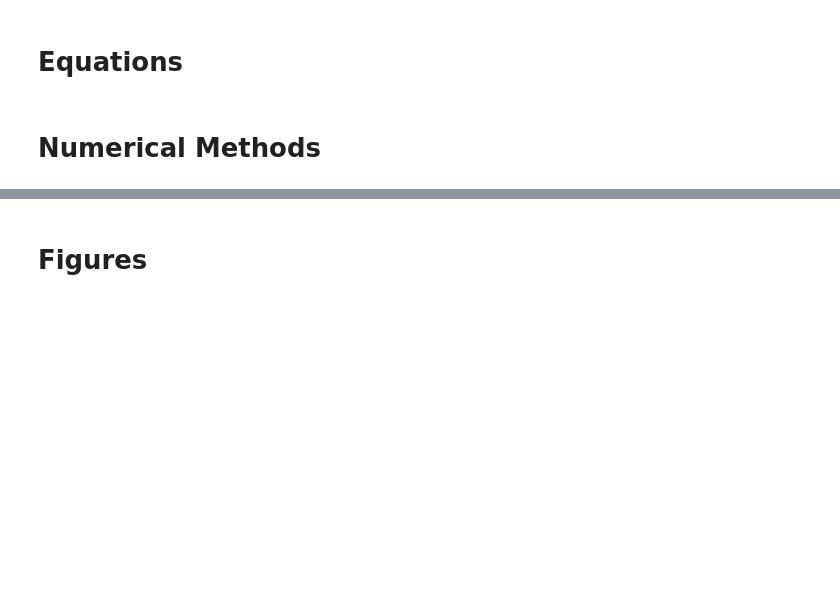
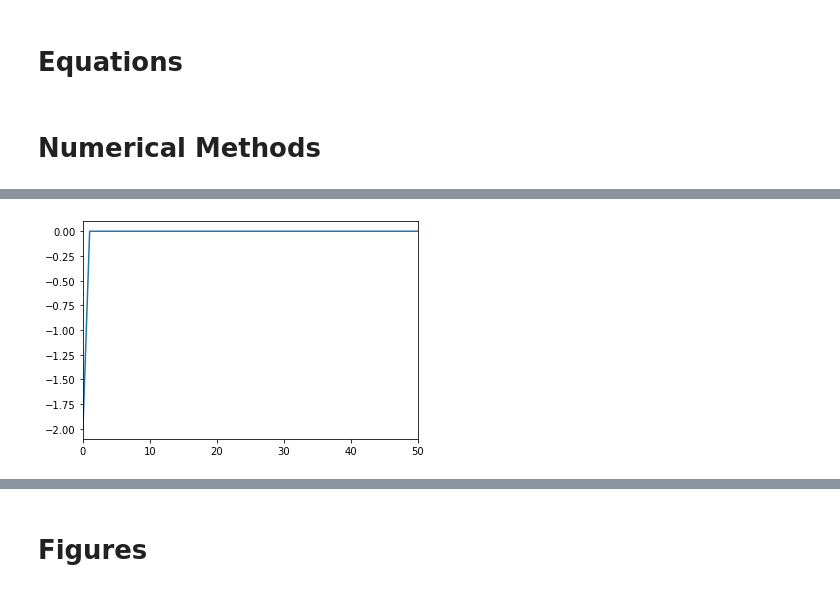
Before and after one commit to ariacreque/4610-Final-Project---Simple-Groundwater-Flow-Models-for-Seawater-Intrusion, a Jupyter notebook: Final Project(1).ipynb, the cells around one changed output, grey strips where cells are left out. Saved outputs shown, nothing was run; the diff lists cells and outputs as text; code cells hidden in the pictures; blank space fills up the shorter version.

```diff
--- a/Final Project(1).ipynb
+++ b/Final Project(1).ipynb
@@ -178,0 +66,98 @@ A[-1,:] = zeta0_b
+# %%
+#Making the Matrices/running the model
+data1 = np.array([CDh*np.ones(L+1), (1-2*CDh)*np.ones(L+1), CDh*np.ones(L+1)])
+diags1 = np.array([-1, 0, 1])
+M = spdiags(data1, diags1,L-1,L-1).toarray()
+
+data2 = np.array([CDh*np.ones(L+1), (1-CDh)*np.ones(L+1), CDh*np.ones(L+1)])
+diags2 = np.array([-1, 0, 1])
+M2 = spdiags(data2, diags2,L-1,L-1).toarray()
+
+data3 = np.array([CDz*np.ones(L+1), (1-2*CDz/vs)*np.ones(L+1), CDz*np.ones(L+1)])
+diags3 = np.array([-1, 0, 1])
+A = spdiags(data3, diags3,L-1,L-1).toarray()
+
+data4 = np.array([CDz*np.ones(L+1), (1-CDz/vs)*np.ones(L+1), CDz*np.ones(L+1)])
+diags4 = np.array([-1, 0, 1])
+B = spdiags(data4, diags4,L-1,L-1).toarray()
+
+M2[0,:] = 0
+M[0,:] = 0
+M[0,0] = 1
+
+hi1 = np.zeros((L-1,200))
+zetai1 = np.zeros((L-1,200))
+zeta = np.zeros((L-1,200))  #given values matrix for zeta
+hmat = np.zeros((L-1,200))  #given values matrix for h
+
+
+#hi1[:,0] = 10 ##CHANGE THIS VALUE, JUST A PLACEHOLDER, INITIAL CONDITION HERE
+hmat[0,:] = h0
+zeta[0,:] = zeta0
+zeta[-1,:] = zetaf
+
+#print(len(zeta))
+#print(len(zeta[0]))
+
+
+#print((hmat))
+for i in range(0,len(t)-1):
+    hi1[:,i+1] = M@hmat[:,i] + M2@zetai1[:,i] #+ N
+    zetai1[:,i+1] = A@zeta[:,i] + B@hi1[:,i+1] #+ dt/n
+
+ #   hi1[:,i+1] = np.matmul(M,hmat[:,i]) + np.matmul(M2,zetai1[:,i]) #+ N
+  #  zetai1[:,i+1] = np.matmul(A,zeta[:,i]) + np.matmul(B,hi1[:,i+1]) #+ dt/n
+  #  zetai1[:,i+1] = np.linalg.inv(hi1)@(hi@zetai1[:,i]+(0.5*CD)*zeta[:,i]-(-0.5*CD)*zeta[:,i+1])
+  #  hi1[:,i+1] = np.linalg.inv(zetai1)@(zetai@hi1[:,i]+(0.5*CD)*hmat[:,i]-(-0.5*CD)*hmat[:,i+1])
+
+Mf = np.zeros((L+1,200))   #final matrix
+Mf[0,:] = zeta[0,:]
+Mf[1:-1] = zetai1[0:,:]
+#Mf[-1,:] = zeta[-1,:]
+
+'''
+print(Mf)
+print(hi1)
+print("Zetai1")
+print(zetai1)
+'''
+print(Mf)
+
+z = np.linspace(-45,0,200)
+#print(Mf[0:55])
+#plt.contourf(x[0:20],z,np.transpose(Mf[0:20]))
+#plt.ylim(-45,-38)
+#plt.colorbar()
+
+
+for l in range(0,10):
+    plt.plot(x,Mf[:,l])
+#plt.ylim(0,5)
+    plt.xlim(0,50)
+    plt.show()
+
+#print(zetai1)
+
+'''
+print(np.size(zetai1))
+print(np.size(zeta))
+print(len(zetai1))
+print(len(zetai1[0]))
+print(zetai1)
+
+#creating the known matrices
+#M**(k+1)
+bins = np.array([-1/2*Cd*np.ones(n),(1+Cd)*np.ones(n),-1/2*Cd*np.ones(n)])
+diags = np.array([-1,0,1])
+M_k1 = spdiags(bins,diags,n,n).toarray()
+
+#M**k
+bins2 = np.array([1/2*Cd*np.ones(n),(1-Cd)*np.ones(n),1/2*Cd*np.ones(n)])
+M_k = spdiags(bins2,diags,n,n).toarray()
+
+#A
+A = np.ones(n,len(t))
+A[1,:] = zeta0_a
+A[-1,:] = zeta0_b
+'''
+# %% [output]
@@ -178,0 +177 @@ A[-1,:] = zeta0_b
+[figure, added]
```
Also changed, not shown: parts of 4 cells of this notebook.
